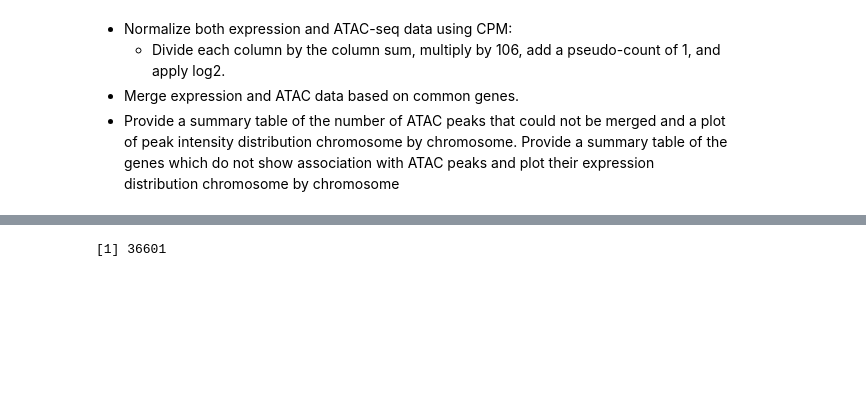
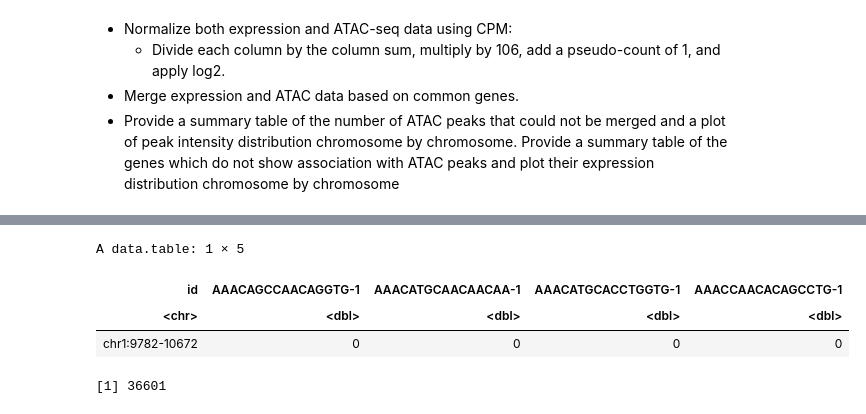
Before and after one commit to Maiolino-Au/ProgrAppBioinfo_Exam, a Jupyter notebook: Scripts/PAB_try.ipynb, the cells around one changed output, grey strips where cells are left out. Cells and saved outputs as stored; diff of their text form; code cells hidden in the pictures; blank space fills up the shorter version.

```diff
--- a/Scripts/PAB_try.ipynb
+++ b/Scripts/PAB_try.ipynb
@@ -549,3 +571,10 @@ A data.table: 6 × 3010
+# %%
+dt_atac_cmp[dt_atac_cmp$id == "chr1:9782-10672", 1:5]
+# %% [output]
+A data.table: 1 × 5
+| id | AAACAGCCAACAGGTG-1 | AAACATGCAACAACAA-1 | AAACATGCACCTGGTG-1 | AAACCAACACAGCCTG-1 |
+| <chr> | <dbl> | <dbl> | <dbl> | <dbl> |
+| chr1:9782-10672 | 0 | 0 | 0 | 0 |
 # %%
 nrow(merge)
 ncol(merge)
```
Also changed, not shown: parts of 3 cells of this notebook, 1 other file.
